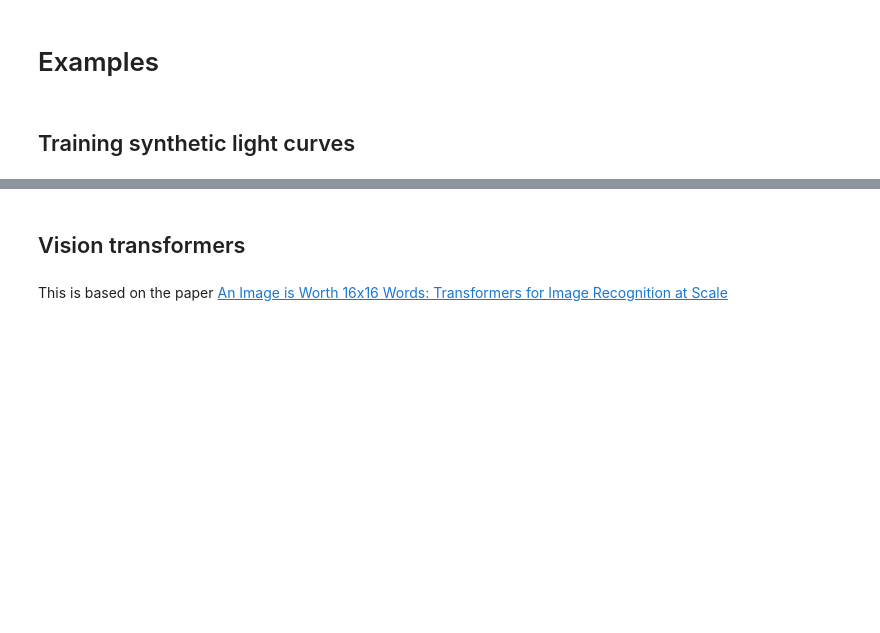
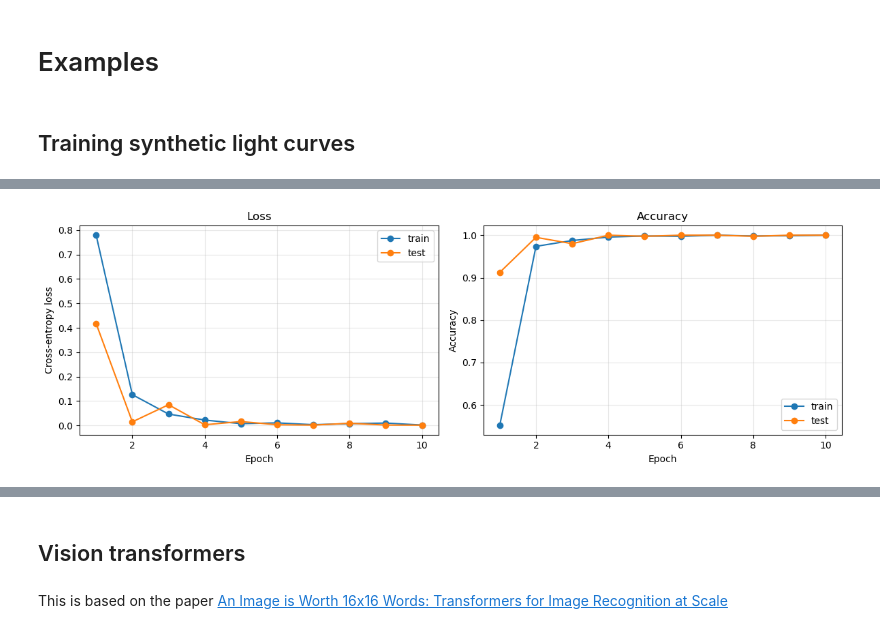
Before and after one commit to fforster/AS4501, a Jupyter notebook: ML_NNs/AS4501_Attention.ipynb, the cells around one changed output, grey strips where cells are left out. Cells and saved outputs as stored; diff of their text form; code cells hidden in the pictures; blank space fills up the shorter version.

```diff
--- a/ML_NNs/AS4501_Attention.ipynb
+++ b/ML_NNs/AS4501_Attention.ipynb
@@ -232,8 +224,0 @@ def train_model(model, dataloader, optimizer, criterion, device):
-# %%
-model = TransformerClassifier().to(device)
-optimizer = torch.optim.Adam(model.parameters(), lr=1e-3)
-criterion = nn.CrossEntropyLoss()
-
-for epoch in range(10):
-    loss, acc = train_model(model, train_loader, optimizer, criterion, device)
-    print(f"Epoch {epoch+1}: Loss = {loss:.4f}, Accuracy = {acc:.4f}")
@@ -250,0 +277,91 @@ Epoch 10: Loss = 0.0009, Accuracy = 1.0000
+# %%
+# === Transformer Model ===
+class TransformerClassifier(nn.Module):
+    def __init__(self, input_dim=1, d_model=64, nhead=4, num_layers=2, num_classes=2):
+        super().__init__()
+        self.input_proj = nn.Linear(input_dim, d_model)
+        encoder_layer = nn.TransformerEncoderLayer(d_model=d_model, nhead=nhead, batch_first=True)
+        self.transformer = nn.TransformerEncoder(encoder_layer, num_layers=num_layers)
+        self.classifier = nn.Linear(d_model, num_classes)
+    def forward(self, x):
+        x = self.input_proj(x)
+        x = self.transformer(x)
+        x = x.mean(dim=1)
+        return self.classifier(x)
+
+# === Train / evaluate loops ===
+def train_one_epoch(model, loader, optimizer, criterion, device):
+    model.train()
+    total_loss, total_correct = 0.0, 0
+    for x, y in loader:
+        x, y = x.to(device), y.to(device)
+        optimizer.zero_grad()
+        logits = model(x)
+        loss = criterion(logits, y)
+        loss.backward()
+        optimizer.step()
+        total_loss    += loss.item() * x.size(0)
+        total_correct += (logits.argmax(dim=1) == y).sum().item()
+    n = len(loader.dataset)
+    return total_loss / n, total_correct / n
+
+@torch.no_grad()
+def evaluate(model, loader, criterion, device):
+    model.eval()
+    total_loss, total_correct = 0.0, 0
+    preds_all, labels_all = [], []
+    for x, y in loader:
+        x, y = x.to(device), y.to(device)
+        logits = model(x)
+        loss = criterion(logits, y)
+        preds = logits.argmax(dim=1)
+        total_loss    += loss.item() * x.size(0)
+        total_correct += (preds == y).sum().item()
+        preds_all.append(preds.cpu().numpy())
+        labels_all.append(y.cpu().numpy())
+    n = len(loader.dataset)
+    return (total_loss / n,
+            total_correct / n,
+            np.concatenate(preds_all),
+            np.concatenate(labels_all))
+
+# === Training ===
+model     = TransformerClassifier().to(device)
+optimizer = torch.optim.Adam(model.parameters(), lr=1e-3)
+criterion = nn.CrossEntropyLoss()
+
+n_epochs = 10
+train_losses, train_accs = [], []
+test_losses,  test_accs  = [], []
+
+for epoch in range(n_epochs):
+    tr_loss, tr_acc                = train_one_epoch(model, train_loader, optimizer, criterion, device)
+    te_loss, te_acc, _, _          = evaluate(model, test_loader, criterion, device)
+    train_losses.append(tr_loss);  train_accs.append(tr_acc)
+    test_losses.append(te_loss);   test_accs.append(te_acc)
+    print(f"Epoch {epoch+1:2d}: "
+          f"train_loss={tr_loss:.4f}  train_acc={tr_acc:.4f}  "
+          f"test_loss={te_loss:.4f}  test_acc={te_acc:.4f}")
+
+# === Plot loss and accuracy curves ===
+epochs = np.arange(1, n_epochs + 1)
+fig, axs = plt.subplots(1, 2, figsize=(12, 4))
+axs[0].plot(epochs, train_losses, marker="o", label="train")
+axs[0].plot(epochs, test_losses,  marker="o", label="test")
+axs[0].set_xlabel("Epoch"); axs[0].set_ylabel("Cross-entropy loss")
+axs[0].set_title("Loss");   axs[0].legend(); axs[0].grid(alpha=0.3)
+
+axs[1].plot(epochs, train_accs, marker="o", label="train")
+axs[1].plot(epochs, test_accs,  marker="o", label="test")
+axs[1].set_xlabel("Epoch"); axs[1].set_ylabel("Accuracy")
+axs[1].set_title("Accuracy"); axs[1].legend(); axs[1].grid(alpha=0.3)
+plt.tight_layout(); plt.show()
+
+# === Confusion matrix on the held-out test set ===
+_, _, preds, labels = evaluate(model, test_loader, criterion, device)
+cm = confusion_matrix(labels, preds)
+disp = ConfusionMatrixDisplay(cm, display_labels=["Periodic", "Irregular"])
+disp.plot(cmap="Blues", values_format="d", colorbar=False)
+plt.title("Confusion matrix (test set)")
+plt.tight_layout(); plt.show()
+# %% [output]
@@ -250,0 +378 @@ Epoch 10: Loss = 0.0009, Accuracy = 1.0000
+[figure, added]
```
Also changed, not shown: parts of 23 cells of this notebook.
